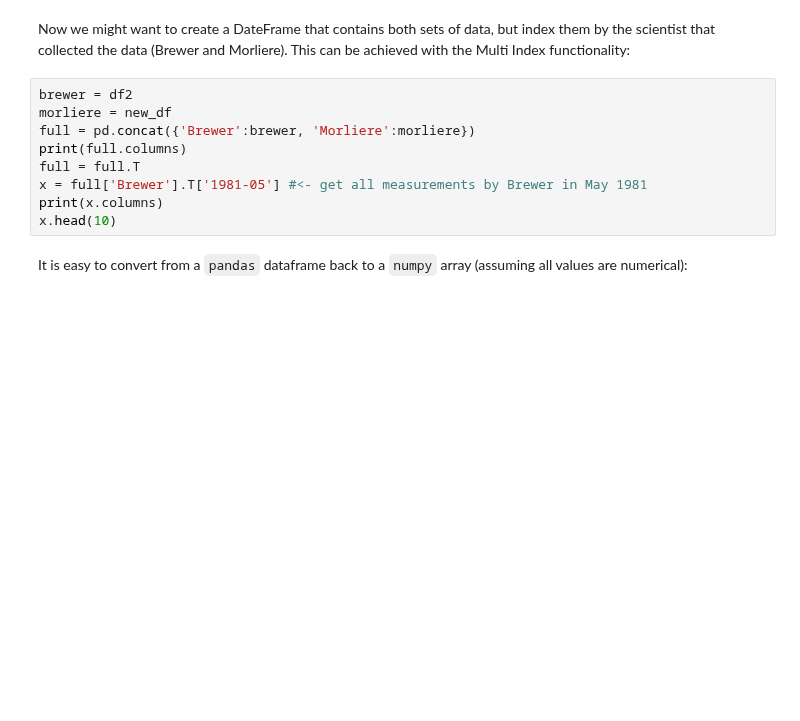
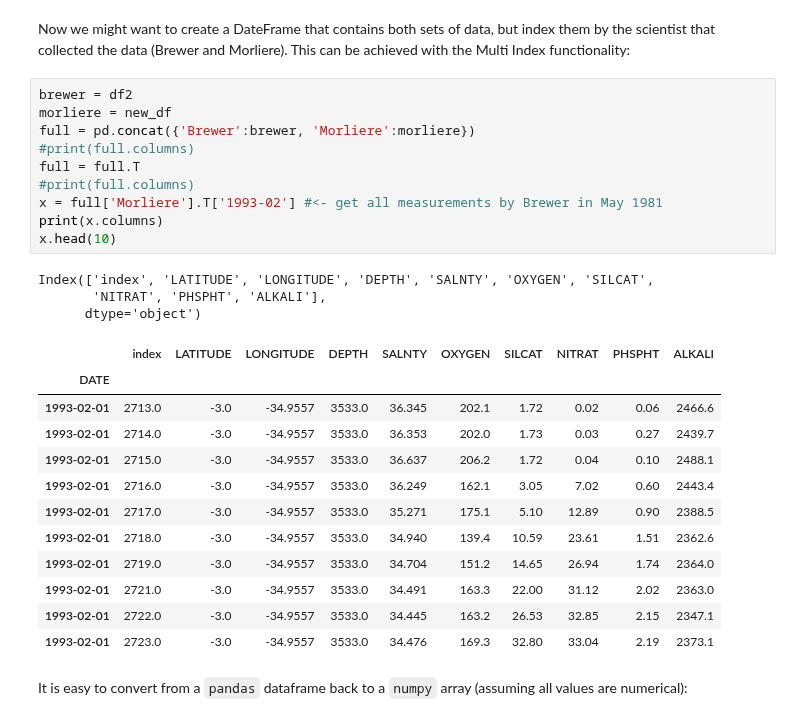
Before and after one commit to medford-group/data_analytics_for_engineers, a Jupyter notebook: lectures/1-data_organization_storage.ipynb, the cells around one changed output. Drawn from its saved outputs; the diff is of its cells as text; blank space fills up the shorter version.

```diff
--- a/lectures/1-data_organization_storage.ipynb
+++ b/lectures/1-data_organization_storage.ipynb
@@ -424,12 +707,29 @@ Now we might want to create a DateFrame that contains both sets of data, but ind
 # %%
 brewer = df2
 morliere = new_df
 full = pd.concat({'Brewer':brewer, 'Morliere':morliere})
-print(full.columns)
+#print(full.columns)
 full = full.T
-x = full['Brewer'].T['1981-05'] #<- get all measurements by Brewer in May 1981
+#print(full.columns)
+x = full['Morliere'].T['1993-02'] #<- get all measurements by Brewer in May 1981
 print(x.columns)
 x.head(10)
+# %% [output]
+Index(['index', 'LATITUDE', 'LONGITUDE', 'DEPTH', 'SALNTY', 'OXYGEN', 'SILCAT',
+       'NITRAT', 'PHSPHT', 'ALKALI'],
+      dtype='object')
+|  | index | LATITUDE | LONGITUDE | DEPTH | SALNTY | OXYGEN | SILCAT | NITRAT | PHSPHT | ALKALI |
+| DATE |  |  |  |  |  |  |  |  |  |  |
+| 1993-02-01 | 2713.0 | -3.0 | -34.9557 | 3533.0 | 36.345 | 202.1 | 1.72 | 0.02 | 0.06 | 2466.6 |
+| 1993-02-01 | 2714.0 | -3.0 | -34.9557 | 3533.0 | 36.353 | 202.0 | 1.73 | 0.03 | 0.27 | 2439.7 |
+| 1993-02-01 | 2715.0 | -3.0 | -34.9557 | 3533.0 | 36.637 | 206.2 | 1.72 | 0.04 | 0.10 | 2488.1 |
+| 1993-02-01 | 2716.0 | -3.0 | -34.9557 | 3533.0 | 36.249 | 162.1 | 3.05 | 7.02 | 0.60 | 2443.4 |
+| 1993-02-01 | 2717.0 | -3.0 | -34.9557 | 3533.0 | 35.271 | 175.1 | 5.10 | 12.89 | 0.90 | 2388.5 |
+| 1993-02-01 | 2718.0 | -3.0 | -34.9557 | 3533.0 | 34.940 | 139.4 | 10.59 | 23.61 | 1.51 | 2362.6 |
+| 1993-02-01 | 2719.0 | -3.0 | -34.9557 | 3533.0 | 34.704 | 151.2 | 14.65 | 26.94 | 1.74 | 2364.0 |
+| 1993-02-01 | 2721.0 | -3.0 | -34.9557 | 3533.0 | 34.491 | 163.3 | 22.00 | 31.12 | 2.02 | 2363.0 |
+| 1993-02-01 | 2722.0 | -3.0 | -34.9557 | 3533.0 | 34.445 | 163.2 | 26.53 | 32.85 | 2.15 | 2347.1 |
+| 1993-02-01 | 2723.0 | -3.0 | -34.9557 | 3533.0 | 34.476 | 169.3 | 32.80 | 33.04 | 2.19 | 2373.1 |
 # %% [markdown]
 It is easy to convert from a `pandas` dataframe back to a `numpy` array (assuming all values are numerical):
 # %%
```
Also changed, not shown: parts of 64 cells of this notebook, 5 other files.
